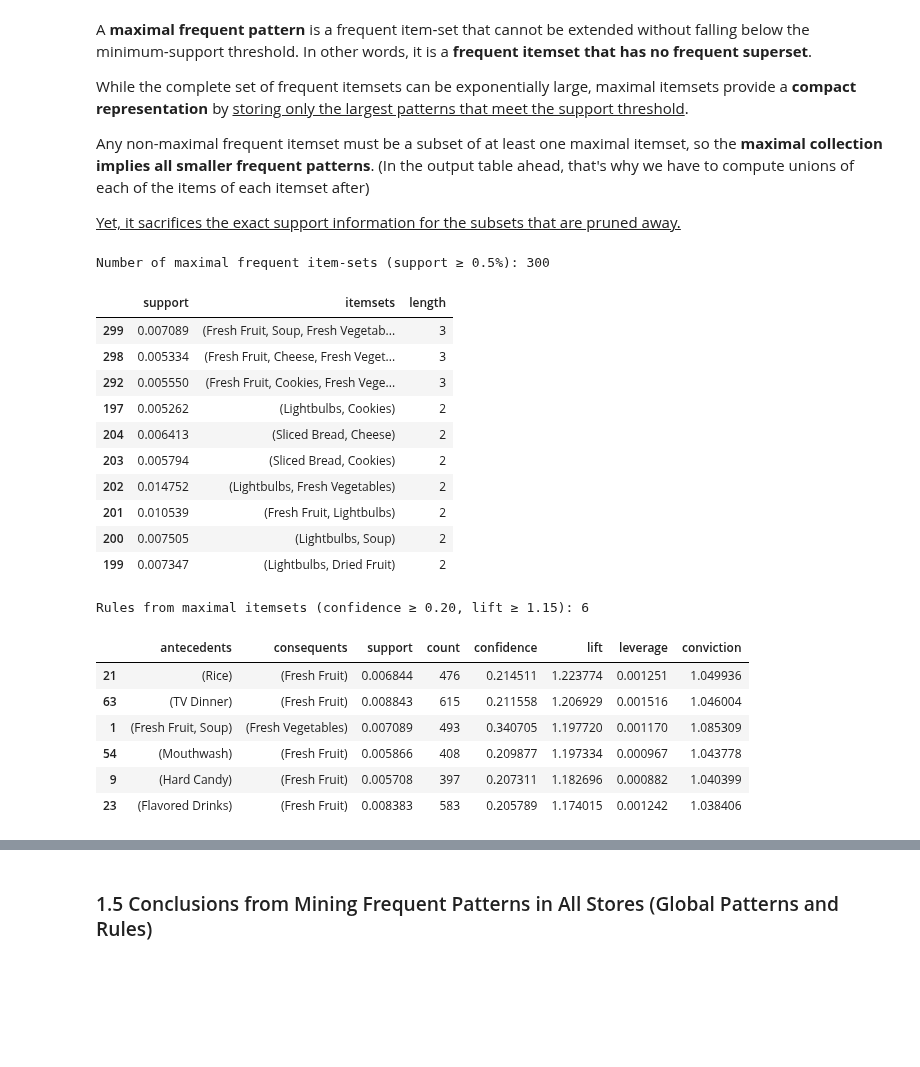
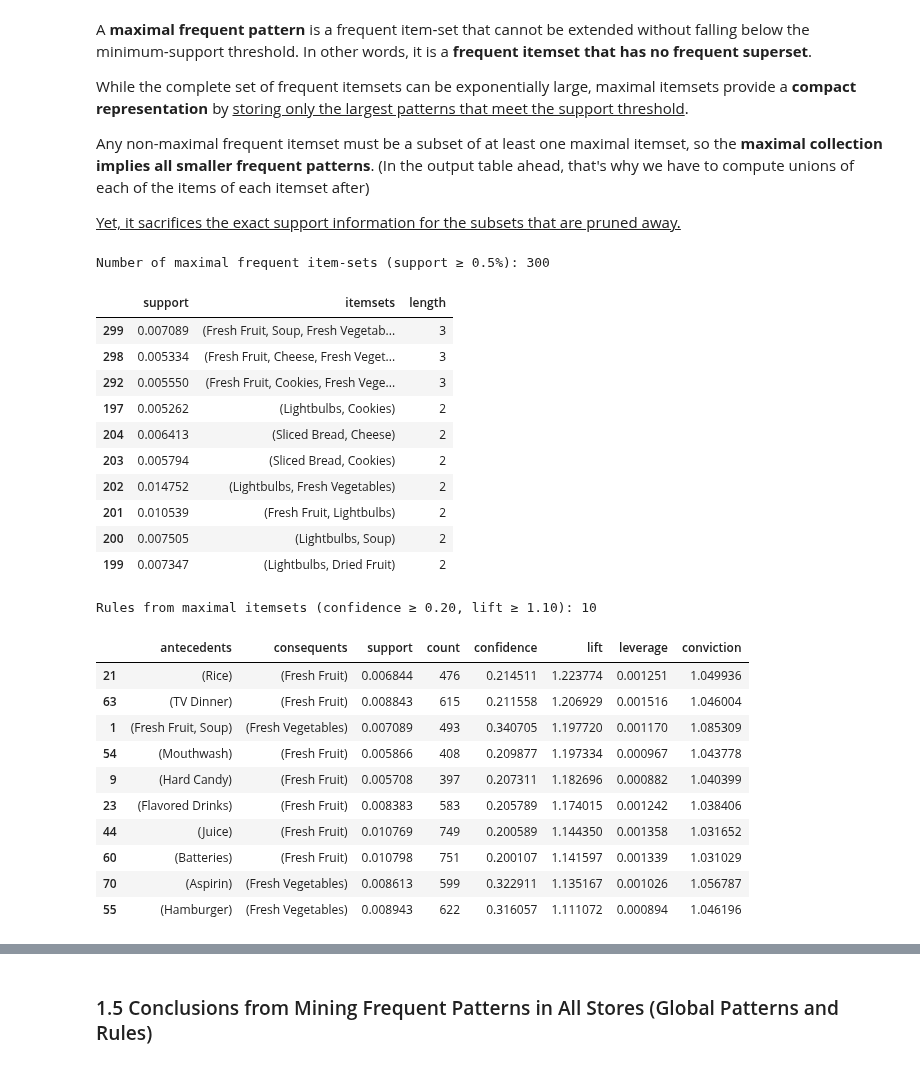
Before and after one commit to ijustsnapped/DataMine_PI, a Jupyter notebook: PD_202425_Project1/PD_202425_Project.ipynb, the cells around one changed output, grey strips where cells are left out. Drawn from its saved outputs; the diff is of its cells as text; code cells hidden in the pictures; blank space fills up the shorter version.

```diff
--- a/PD_202425_Project1/PD_202425_Project.ipynb
+++ b/PD_202425_Project1/PD_202425_Project.ipynb
@@ -1705,7 +1706,7 @@ display(max_itemsets.sort_values("length", ascending=False).head(10))
 
 # Generate rules using the full frequent‑itemset table
 min_conf = 0.20
-min_lift = 1.15
+min_lift = 1.10
 
 # mine all frequent itemsets at the same support
 freq_items = fpgrowth(binary_foodmart, min_support=S_min, use_colnames=True)
@@ -1733,34 +1734,38 @@ rules_max["count"] = (rules_max["support"] * len(binary_foodmart)).astype(int)
 rules_max = rules_max.sort_values(["lift", "confidence"], ascending=False)
 
 print(f"\nRules from maximal itemsets (confidence ≥ {min_conf:.2f}, "
       f"lift ≥ {min_lift:.2f}): {len(rules_max)}")
 display(rules_max[[
     "antecedents", "consequents",
     "support",     "count",
     "confidence",  "lift",
     "leverage",    "conviction"
 ]].head(10))
 # %% [output]
 Number of maximal frequent item‑sets (support ≥ 0.5%): 300
 |  | support | itemsets | length |
 | 299 | 0.007089 | (Fresh Fruit, Soup, Fresh Vegetab... | 3 |
 | 298 | 0.005334 | (Fresh Fruit, Cheese, Fresh Veget... | 3 |
 | 292 | 0.005550 | (Fresh Fruit, Cookies, Fresh Vege... | 3 |
 | 197 | 0.005262 | (Lightbulbs, Cookies) | 2 |
 | 204 | 0.006413 | (Sliced Bread, Cheese) | 2 |
 | 203 | 0.005794 | (Sliced Bread, Cookies) | 2 |
 | 202 | 0.014752 | (Lightbulbs, Fresh Vegetables) | 2 |
 | 201 | 0.010539 | (Fresh Fruit, Lightbulbs) | 2 |
 | 200 | 0.007505 | (Lightbulbs, Soup) | 2 |
 | 199 | 0.007347 | (Lightbulbs, Dried Fruit) | 2 |
-Rules from maximal itemsets (confidence ≥ 0.20, lift ≥ 1.15): 6
+Rules from maximal itemsets (confidence ≥ 0.20, lift ≥ 1.10): 10
 |  | antecedents | consequents | support | count | confidence | lift | leverage | conviction |
 | 21 | (Rice) | (Fresh Fruit) | 0.006844 | 476 | 0.214511 | 1.223774 | 0.001251 | 1.049936 |
 | 63 | (TV Dinner) | (Fresh Fruit) | 0.008843 | 615 | 0.211558 | 1.206929 | 0.001516 | 1.046004 |
 | 1 | (Fresh Fruit, Soup) | (Fresh Vegetables) | 0.007089 | 493 | 0.340705 | 1.197720 | 0.001170 | 1.085309 |
 | 54 | (Mouthwash) | (Fresh Fruit) | 0.005866 | 408 | 0.209877 | 1.197334 | 0.000967 | 1.043778 |
 | 9 | (Hard Candy) | (Fresh Fruit) | 0.005708 | 397 | 0.207311 | 1.182696 | 0.000882 | 1.040399 |
 | 23 | (Flavored Drinks) | (Fresh Fruit) | 0.008383 | 583 | 0.205789 | 1.174015 | 0.001242 | 1.038406 |
+| 44 | (Juice) | (Fresh Fruit) | 0.010769 | 749 | 0.200589 | 1.144350 | 0.001358 | 1.031652 |
+| 60 | (Batteries) | (Fresh Fruit) | 0.010798 | 751 | 0.200107 | 1.141597 | 0.001339 | 1.031029 |
+| 70 | (Aspirin) | (Fresh Vegetables) | 0.008613 | 599 | 0.322911 | 1.135167 | 0.001026 | 1.056787 |
+| 55 | (Hamburger) | (Fresh Vegetables) | 0.008943 | 622 | 0.316057 | 1.111072 | 0.000894 | 1.046196 |
 # %% [markdown]
 At a **0.5% support threshold**, **300 maximal itemsets** were identified—those combinations that cannot be extended without falling below the cutoff.  The three longest patterns each contain **three items** and capture: **(Fresh Fruit, Soup, Fresh Vegetables)** appears in **0.71%** of transactions, while **(Fresh Fruit, Cheese, Fresh Vegetables)** and **(Fresh Fruit, Cookies, Fresh Vegetables)** occur in roughly **0.53%–0.56%** of transactions.
 
```
Also changed, not shown: parts of 21 cells of this notebook.
